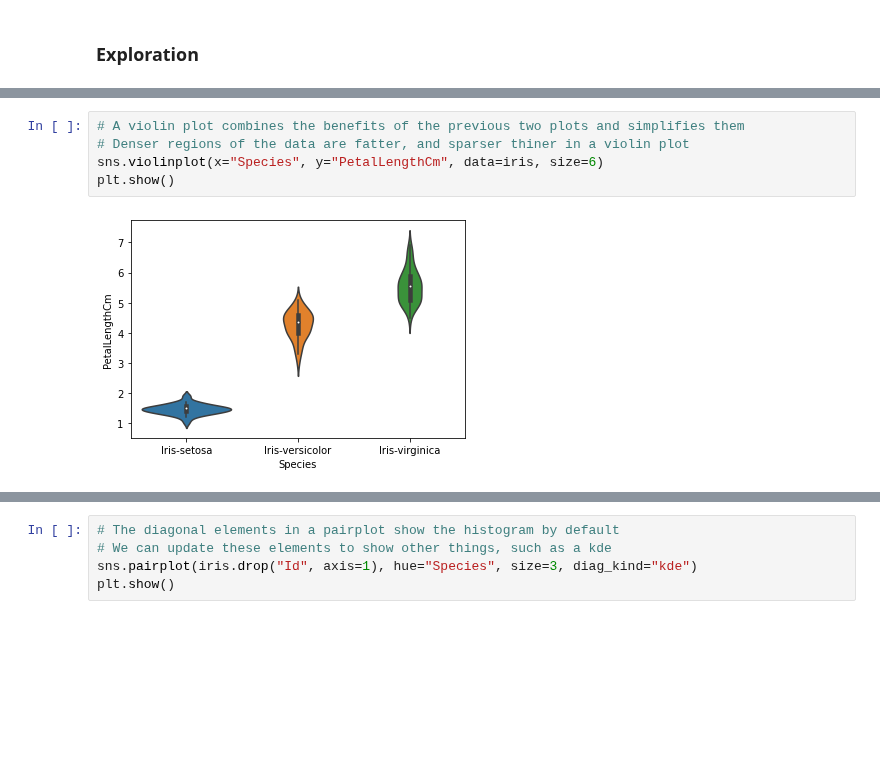
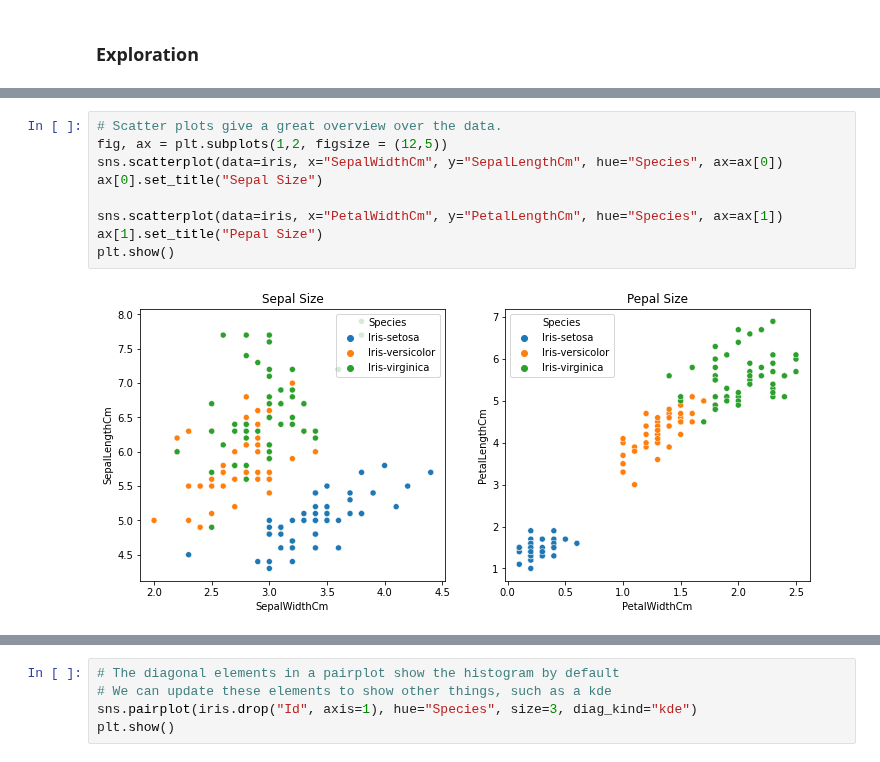
Before and after one commit to AlexanderNenninger/introduction_to_ai, a Jupyter notebook: solution.ipynb, the cells around one changed output, grey strips where cells are left out. Cells and saved outputs as stored; diff of their text form; blank space fills up the shorter version.

```diff
--- a/solution.ipynb
+++ b/solution.ipynb
@@ -63,7 +66,11 @@ plt.show()
-# %%
-# A violin plot combines the benefits of the previous two plots and simplifies them
-# Denser regions of the data are fatter, and sparser thiner in a violin plot
-sns.violinplot(x="Species", y="PetalLengthCm", data=iris, size=6)
-plt.show()
-# %% [output]
-[figure, removed]
+# %%
+# Scatter plots give a great overview over the data.
+fig, ax = plt.subplots(1,2, figsize = (12,5))
+sns.scatterplot(data=iris, x="SepalWidthCm", y="SepalLengthCm", hue="Species", ax=ax[0])
+ax[0].set_title("Sepal Size")
+
+sns.scatterplot(data=iris, x="PetalWidthCm", y="PetalLengthCm", hue="Species", ax=ax[1])
+ax[1].set_title("Pepal Size")
+plt.show()
+# %% [output]
+[figure, added]
```
Also changed, not shown: parts of 10 cells of this notebook, 2 other files.
